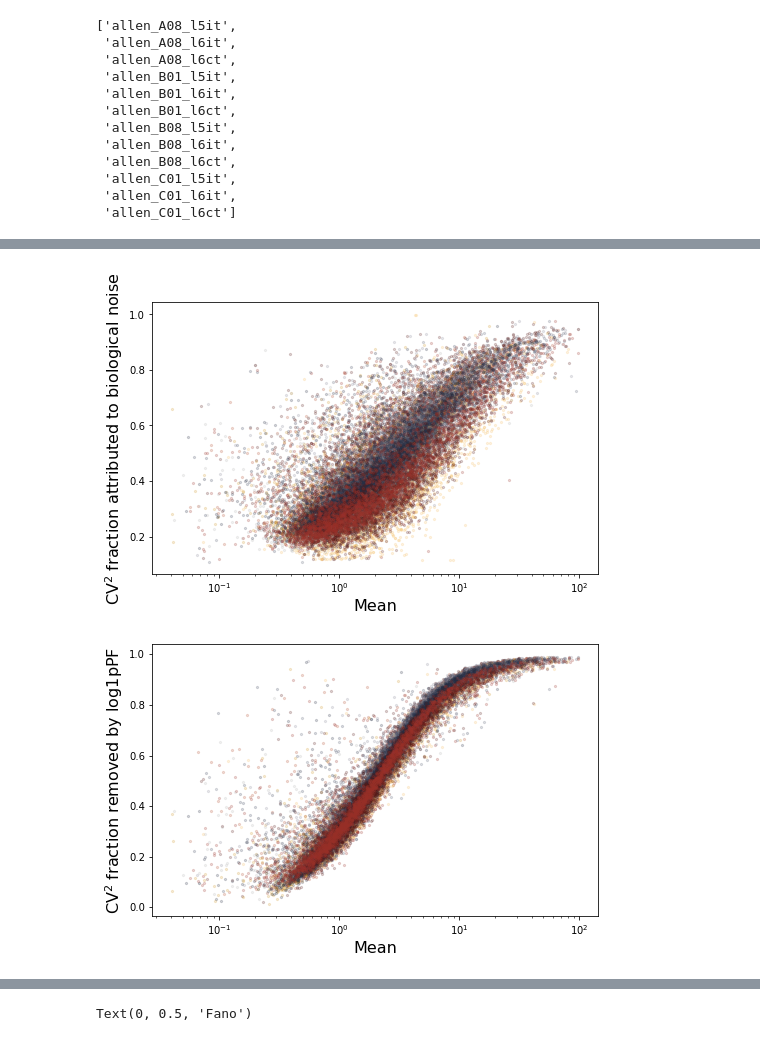
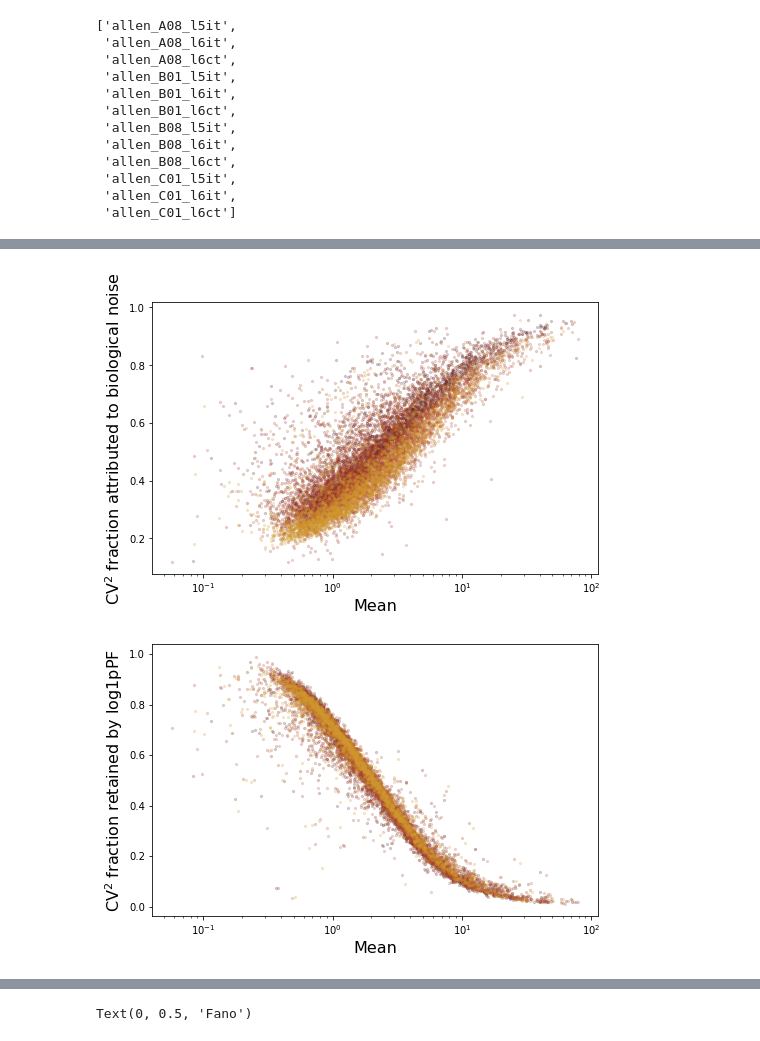
Before and after one commit to gennadygorin/seq-cme-technoise, a Jupyter notebook: gg220601_allen_cellsubtypes_fit.ipynb, the cells around one changed output, grey strips where cells are left out. Saved outputs shown, nothing was run; the diff lists cells and outputs as text; code cells hidden in the pictures.

```diff
--- a/gg220601_allen_cellsubtypes_fit.ipynb
+++ b/gg220601_allen_cellsubtypes_fit.ipynb
@@ -494,13 +673,13 @@ Svar = np.asarray(Svar)
 # %%
-Smean = []
-for j in range(n_datasets):
-    Smean.append([x['S_mean'] for x in sd_arr[j].moments])
-Smean = np.asarray(Smean)
+# Smean = []
+# for j in range(n_datasets):
+#     Smean.append([x['S_mean'] for x in sd_arr[j].moments])
+# Smean = np.asarray(Smean)
 # %%
 plt.figure(figsize=(8,5))
-for j in range(n_datasets):
+for j in range(4):
     c = Demuth[j%len(Demuth)]
-    plt.scatter(Svar[j],f_mech[j],s=5,alpha=0.2,c=c)
+    plt.scatter(S_var[j],f_mech[j],s=5,alpha=0.2,c=c)
 # plt.ylabel(r'CV$^2$ fraction attributed to technical noise',fontsize=fs)
 plt.ylabel(r'CV$^2$ fraction attributed to biological noise',fontsize=fs)
 plt.xlabel(r'Variance',fontsize=fs)
@@ -510,9 +689,9 @@ plt.xscale('log')
 # %%
 plt.figure(figsize=(8,5))
-for j in range(n_datasets):
+for j in range(4):
     c = Demuth[j%len(Demuth)]
-    plt.scatter(Svar[j],f_tech_naive[j],s=5,alpha=0.2,c=c)
-plt.ylabel(r'CV$^2$ fraction removed by log1pPF',fontsize=fs)
+    plt.scatter(S_var[j],f_tech_naive[j],s=5,alpha=0.2,c=c)
+plt.ylabel(r'CV$^2$ fraction retained by log1pPF',fontsize=fs)
 plt.xlabel(r'Variance',fontsize=fs)
 plt.xscale('log')
 # %% [output]
@@ -520,29 +699,29 @@ plt.xscale('log')
 # %%
 plt.figure(figsize=(8,5))
-for j in range(n_datasets):
+for j in range(4):
     c = Demuth[j%len(Demuth)]
-    plt.scatter(Smean[j],f_mech[j],s=5,alpha=0.2,c=c)
+    plt.scatter(S_mean[j],f_mech[j],s=5,alpha=0.2,c=c)
 # plt.ylabel(r'CV$^2$ fraction attributed to technical noise',fontsize=fs)
 plt.ylabel(r'CV$^2$ fraction attributed to biological noise',fontsize=fs)
 plt.xlabel(r'Mean',fontsize=fs)
 plt.xscale('log')
 # %% [output]
-[figure, old version]
+[figure, new version]
 # %%
 plt.figure(figsize=(8,5))
-for j in range(n_datasets):
+for j in range(4):
     c = Demuth[j%len(Demuth)]
-    plt.scatter(Smean[j],f_tech_naive[j],s=5,alpha=0.2,c=c)
+    plt.scatter(S_mean[j],f_tech_naive[j],s=5,alpha=0.2,c=c)
 # plt.plot([0,1],[0,1],'--',c='crimson',linewidth=4)
 # plt.ylabel(r'CV$^2$ fraction attributed to technical noise',fontsize=fs)
-plt.ylabel(r'CV$^2$ fraction removed by log1pPF',fontsize=fs)
+plt.ylabel(r'CV$^2$ fraction retained by log1pPF',fontsize=fs)
 plt.xlabel(r'Mean',fontsize=fs)
 plt.xscale('log')
 
 # fig_string = analysis_dir_string+'/CV2_noise.png'
 # plt.savefig(fig_string,dpi=450)
 # log.info('Figure stored to {}.'.format(fig_string))
 # %% [output]
-[figure, old version]
+[figure, new version]
 # %%
 plt.figure(figsize=(8,5))
```
Also changed, not shown: parts of 45 cells of this notebook, 1 other file.
